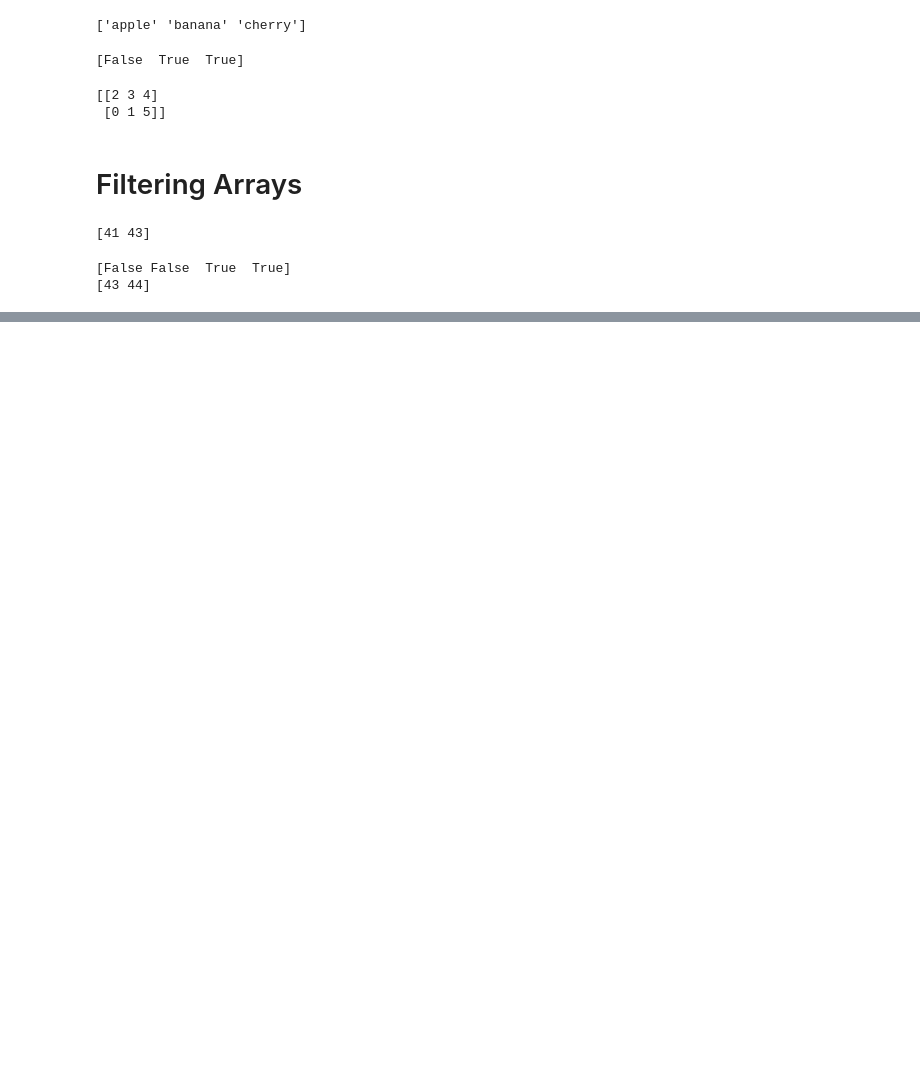
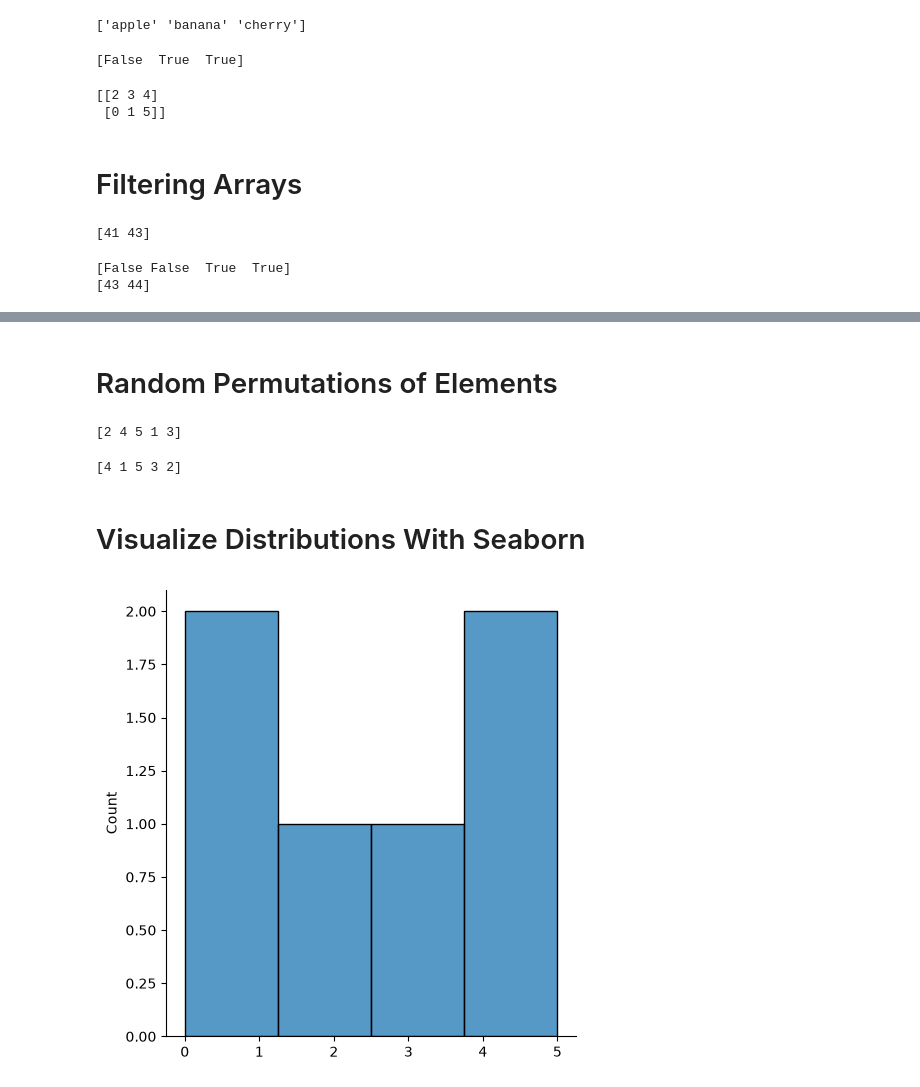
Before and after one commit to Coxxio/ML-Journey, a Jupyter notebook: phase-1-foundations/numpy-w3schools.ipynb, the cells around one changed output, grey strips where cells are left out. Drawn from its saved outputs; the diff is of its cells as text; code cells hidden in the pictures; blank space fills up the shorter version.

Commit message:
feat: Part I course of random numpy from w3 schools

```diff
--- a/phase-1-foundations/numpy-w3schools.ipynb
+++ b/phase-1-foundations/numpy-w3schools.ipynb
@@ -548,0 +620,18 @@ print(newarr)
+# %% [markdown]
+# Random Permutations of Elements
+# %%
+# randomly shuffle elements of following array
+arr = np.array([1, 2, 3, 4, 5])
+random.shuffle(arr)
+print(arr)
+# %% [output]
+[2 4 5 1 3]
+# %%
+# generate a random permutation of elements of following array
+arr = np.array([1, 2, 3, 4, 5])
+newarr = random.permutation(arr)
+print(newarr)
+# %% [output]
+[4 1 5 3 2]
+# %% [markdown]
+# Visualize Distributions With Seaborn
@@ -548,0 +641,8 @@ print(newarr)
+# %%
+# Plotting a Displot
+
+sns.displot([0, 1, 2, 3, 4, 5])
+
+plt.show()
+# %% [output]
+[figure, added]
```
Also changed, not shown: parts of 26 cells of this notebook.
